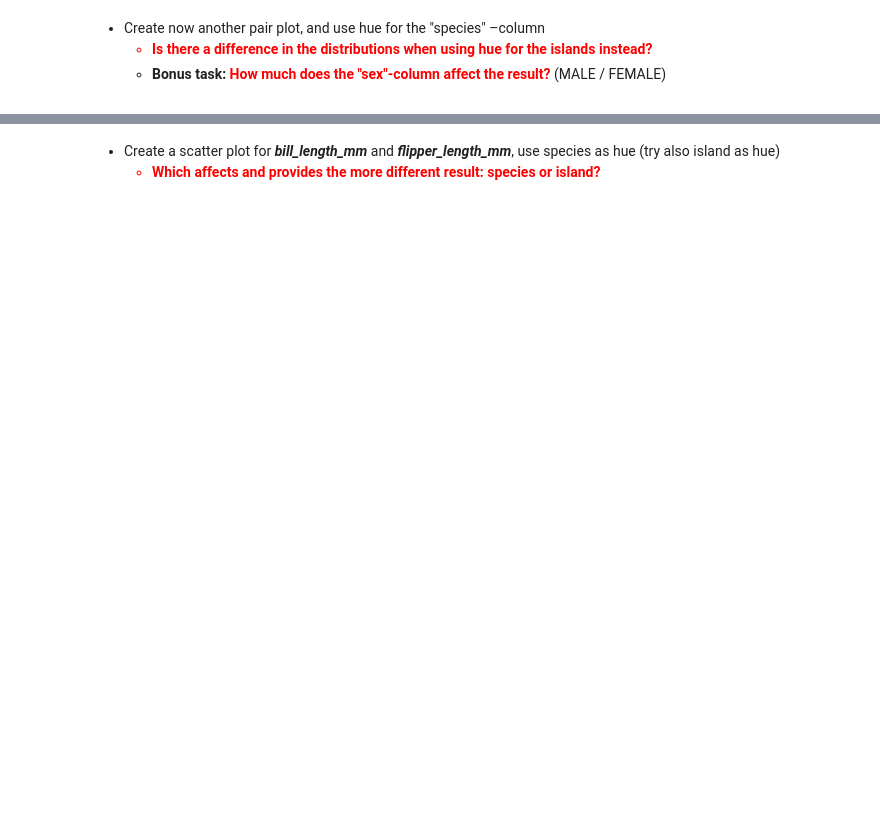
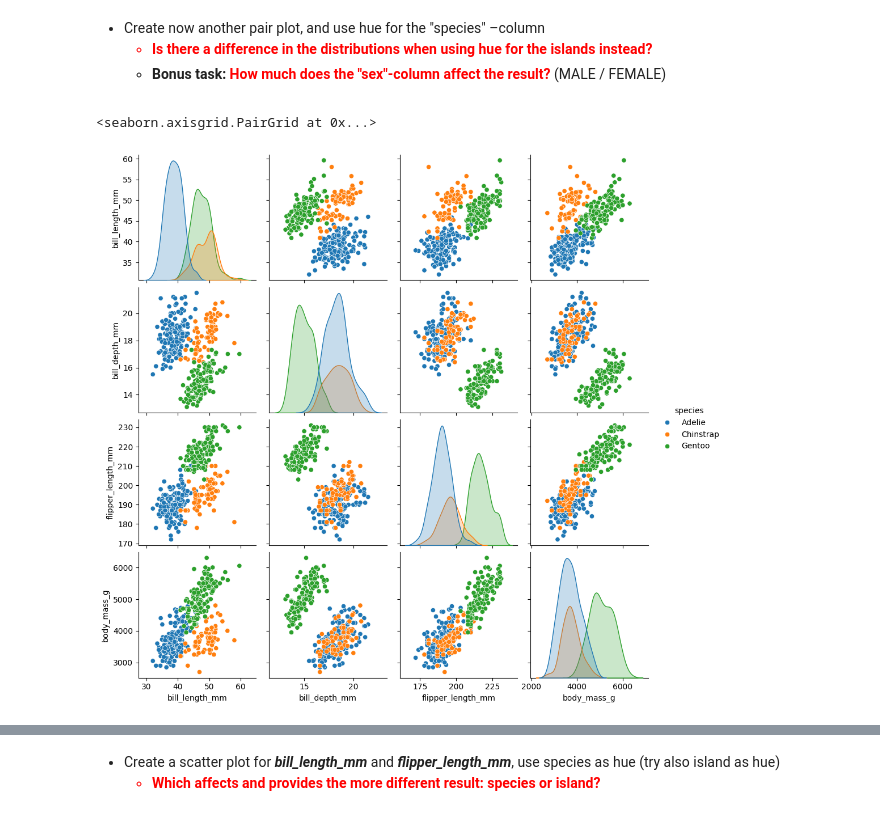
Before and after one commit to praveens23108/Data-Analytics-Exercises, a Jupyter notebook: DataAnalyticsExerciseSet3.ipynb, the cells around one changed output, grey strips where cells are left out. Cells and saved outputs as stored; diff of their text form; code cells hidden in the pictures; blank space fills up the shorter version.

```diff
--- a/DataAnalyticsExerciseSet3.ipynb
+++ b/DataAnalyticsExerciseSet3.ipynb
@@ -93,0 +126,14 @@ sns.barplot(x="island", y="body_mass_g", data=penguins)
+# %%
+# code here
+import matplotlib.pyplot as plt
+import seaborn as sns
+import pandas as pd
+
+penguins = sns.load_dataset('penguins')
+
+sns.pairplot(penguins, hue="species")
+
+# Yes. It shows a difference between the three species. The points are more scattered with less overlapping in the scatter plots. Also shows a negative correlation between bill length and bill depth for the Adelie species.
+# %% [output]
+<seaborn.axisgrid.PairGrid at 0x...>
+[figure, added]
```
Also changed, not shown: parts of 12 cells of this notebook.
